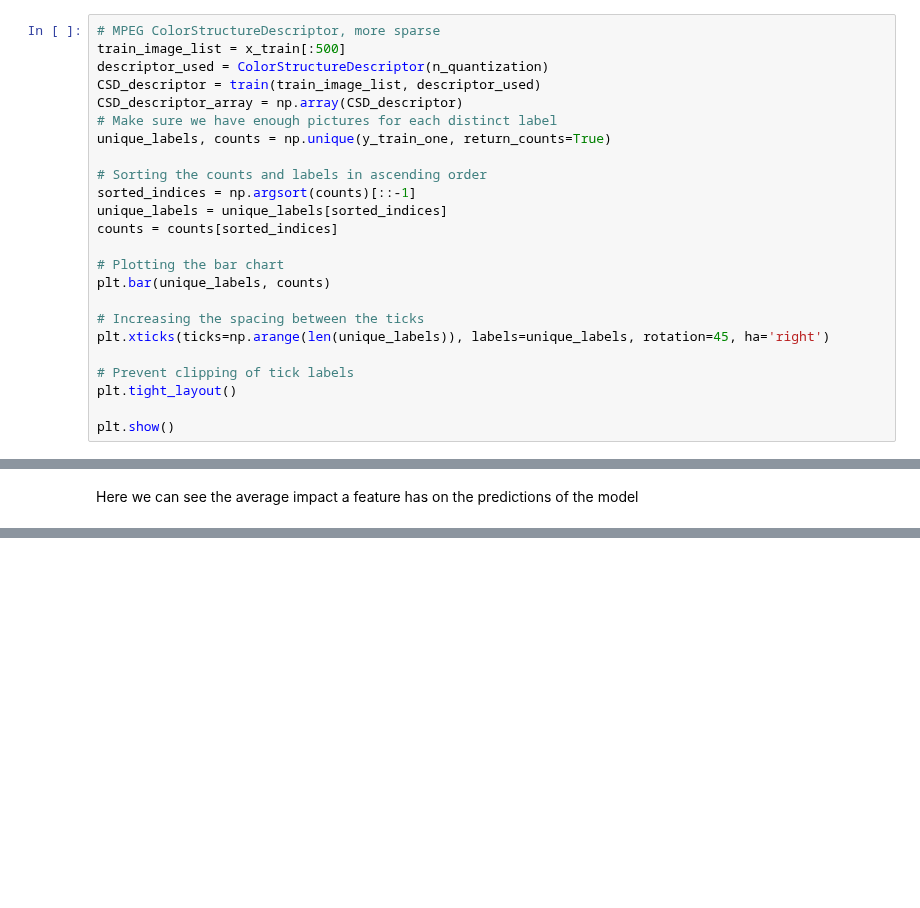
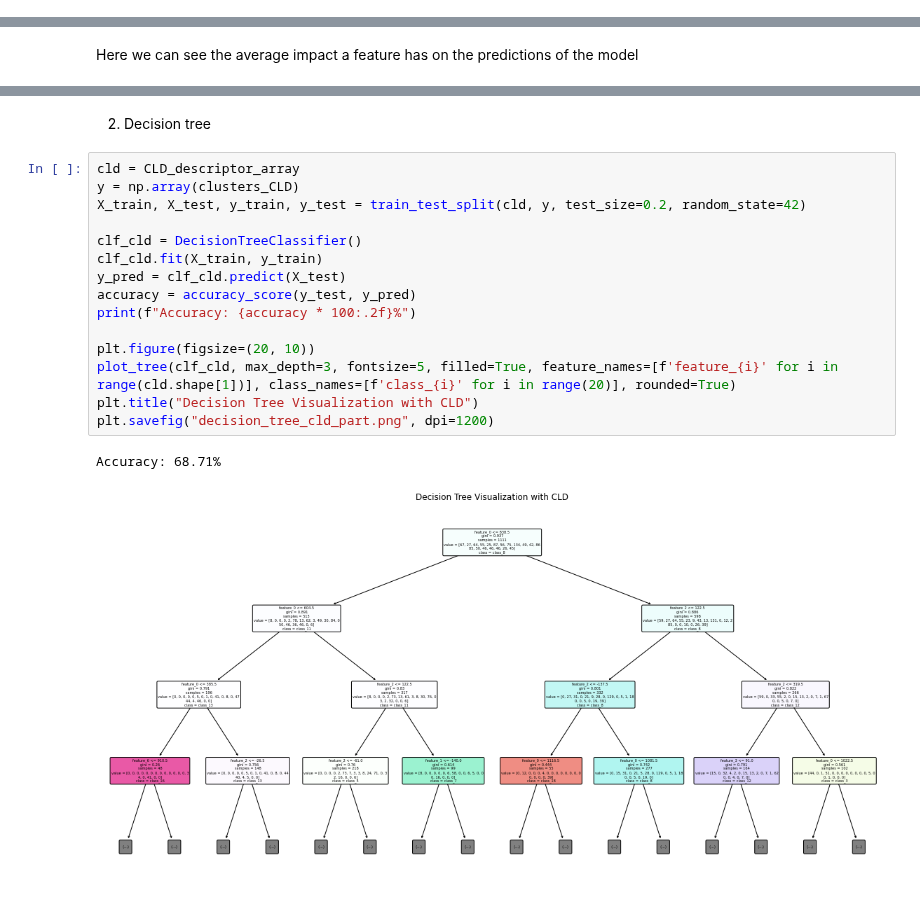
Before and after one commit to Revanchist317/ATiML-Project, a Jupyter notebook: PASCAL_constrained_clustering.ipynb, the cells around one changed output, grey strips where cells are left out. Saved outputs shown, nothing was run; the diff lists cells and outputs as text; blank space fills up the shorter version.

```diff
--- a/PASCAL_constrained_clustering.ipynb
+++ b/PASCAL_constrained_clustering.ipynb
@@ -349,24 +263,0 @@ print(CLD_descriptor_array.shape)
-# %%
-# MPEG ColorStructureDescriptor, more sparse
-train_image_list = x_train[:500]
-descriptor_used = ColorStructureDescriptor(n_quantization)
-CSD_descriptor = train(train_image_list, descriptor_used)
-CSD_descriptor_array = np.array(CSD_descriptor)
-# Make sure we have enough pictures for each distinct label
-unique_labels, counts = np.unique(y_train_one, return_counts=True)
-
-# Sorting the counts and labels in ascending order
-sorted_indices = np.argsort(counts)[::-1]
-unique_labels = unique_labels[sorted_indices]
-counts = counts[sorted_indices]
-
-# Plotting the bar chart
-plt.bar(unique_labels, counts)
-
-# Increasing the spacing between the ticks
-plt.xticks(ticks=np.arange(len(unique_labels)), labels=unique_labels, rotation=45, ha='right')
-
-# Prevent clipping of tick labels
-plt.tight_layout()
-
-plt.show()
@@ -957,0 +911,20 @@ shap.summary_plot(shap_values, features)
+# %% [markdown]
+2. Decision tree
+# %%
+cld = CLD_descriptor_array
+y = np.array(clusters_CLD)
+X_train, X_test, y_train, y_test = train_test_split(cld, y, test_size=0.2, random_state=42)
+
+clf_cld = DecisionTreeClassifier()
+clf_cld.fit(X_train, y_train)
+y_pred = clf_cld.predict(X_test)
+accuracy = accuracy_score(y_test, y_pred)
+print(f"Accuracy: {accuracy * 100:.2f}%")
+
+plt.figure(figsize=(20, 10))
+plot_tree(clf_cld, max_depth=3, fontsize=5, filled=True, feature_names=[f'feature_{i}' for i in range(cld.shape[1])], class_names=[f'class_{i}' for i in range(20)], rounded=True)
+plt.title("Decision Tree Visualization with CLD")
+plt.savefig("decision_tree_cld_part.png", dpi=1200)
+# %% [output]
+Accuracy: 68.71%
+[figure, added]
```
Also changed, not shown: parts of 41 cells of this notebook.
